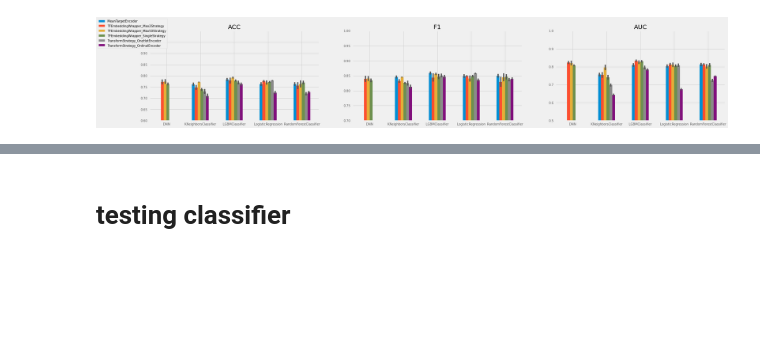
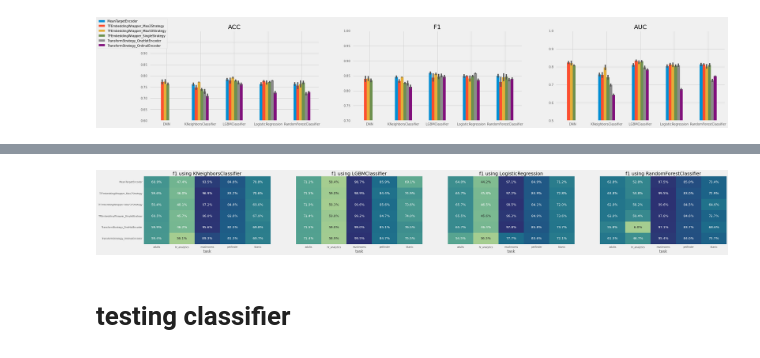
Before and after one commit to spayot/mte-plus, a Jupyter notebook: notebooks/tf_embeddings.ipynb, the cells around one changed output, grey strips where cells are left out. Drawn from its saved outputs; the diff is of its cells as text; code cells hidden in the pictures; blank space fills up the shorter version.

```diff
--- a/notebooks/tf_embeddings.ipynb
+++ b/notebooks/tf_embeddings.ipynb
@@ -149,3 +186,34 @@ for task in tasks:
+# %%
+summaries = []
+for task in tasks:
+    filepath = os.path.join(RUNS_PATH, f'{task}.csv')
+    report = col.Report.from_csv(filepath).report
+    summary = get_summary(report, metric).drop(columns='DNN')
+    clfs = summary.columns
+    summary['task'] = task
+    summaries.append(summary)
+
+all_results = pd.concat(summaries)
+
+def plot_heatmap_by_classifier(metric, clf, ax, yticks: bool = False):
+    data = pd.pivot(all_results, columns='task', values=clf)
+    sns.heatmap(data, cmap='crest', annot=True, fmt='.1%', cbar=False, ax=ax)#, center=.411)
+    ax.set_title(f"{metric} using {clf}");
+
+    if not yticks:
+        ax.set_yticklabels([])
+
+
+fig, ax = plt.subplots(1,4, figsize=(40,5))
+
+tasks = ['petfinder', 'adults', 'mushrooms', 'titanic', 'hr_analytics']
+metric = 'f1'
+
+for i, clf in enumerate(clfs):
+    plot_heatmap_by_classifier(metric, clf, ax[i], yticks=(i==0))
+plt.show()
+# %% [output]
+[figure, added]
 # %% [markdown]
 # testing classifier
 # %%
```
Also changed, not shown: parts of 3 cells of this notebook, 7 other files.
